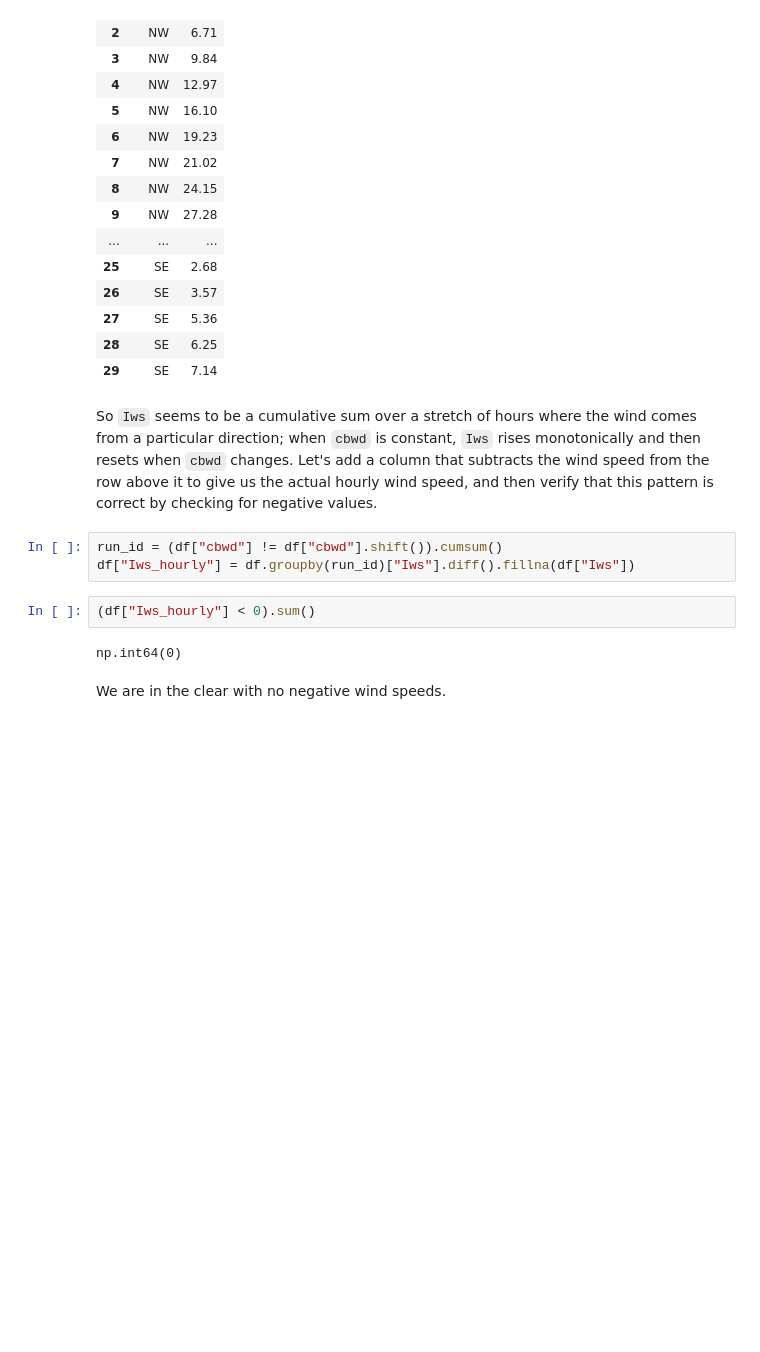
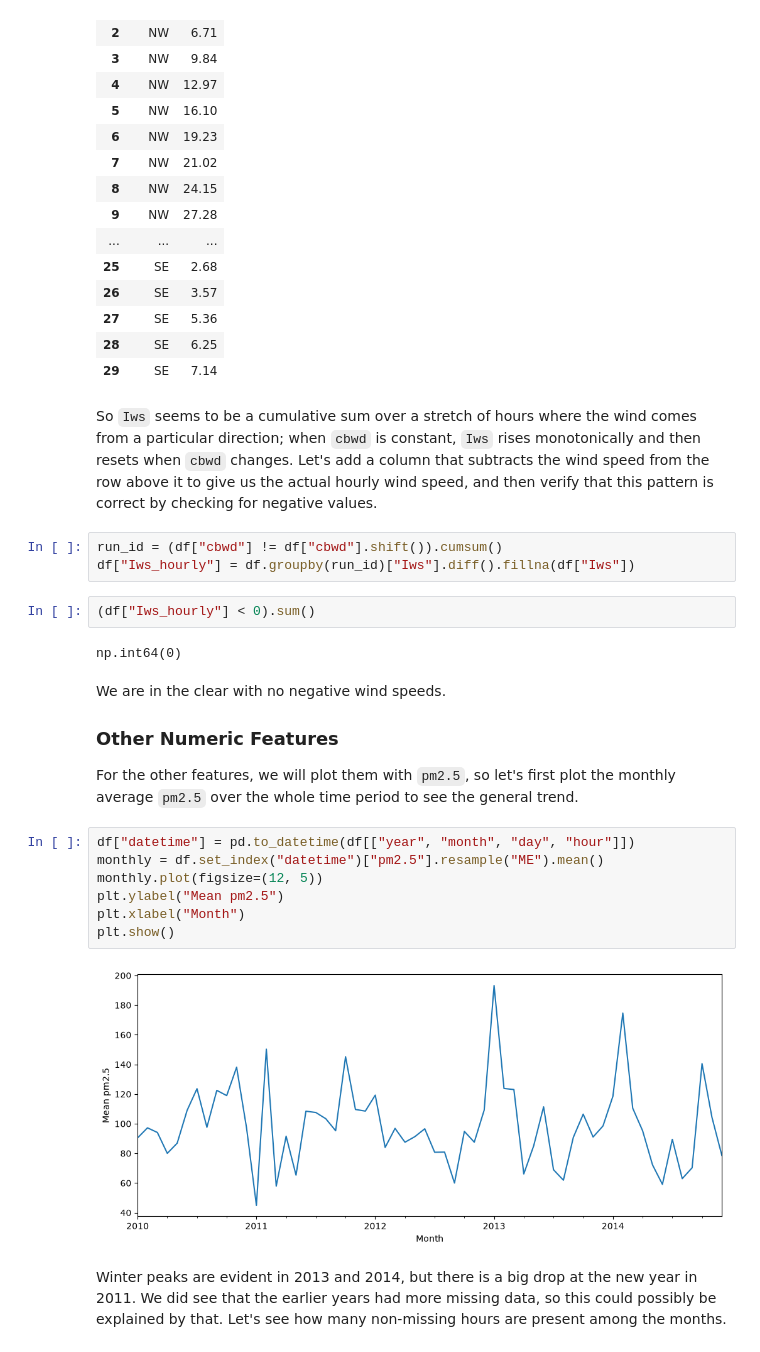
Before and after one commit to hoswaymolina/beijing_air_quality, a Jupyter notebook: notebooks/01_eda.ipynb, the cells around one changed output. Drawn from its saved outputs; the diff is of its cells as text; blank space fills up the shorter version.

```diff
--- a/notebooks/01_eda.ipynb
+++ b/notebooks/01_eda.ipynb
@@ -303,3 +306,18 @@ df["Iws_hourly"] = df.groupby(run_id)["Iws"].diff().fillna(df["Iws"])
 np.int64(0)
 # %% [markdown]
 We are in the clear with no negative wind speeds.
+
+### Other Numeric Features
+
+For the other features, we will plot them with `pm2.5`, so let's first plot the monthly average `pm2.5` over the whole time period to see the general trend.
+# %%
+df["datetime"] = pd.to_datetime(df[["year", "month", "day", "hour"]])
+monthly = df.set_index("datetime")["pm2.5"].resample("ME").mean()
+monthly.plot(figsize=(12, 5))
+plt.ylabel("Mean pm2.5")
+plt.xlabel("Month")
+plt.show()
+# %% [output]
+[figure, added]
+# %% [markdown]
+Winter peaks are evident in 2013 and 2014, but there is a big drop at the new year in 2011. We did see that the earlier years had more missing data, so this could possibly be explained by that. Let's see how many non-missing hours are present among the months.
```
Also changed, not shown: parts of 11 cells of this notebook, 4 other files.
